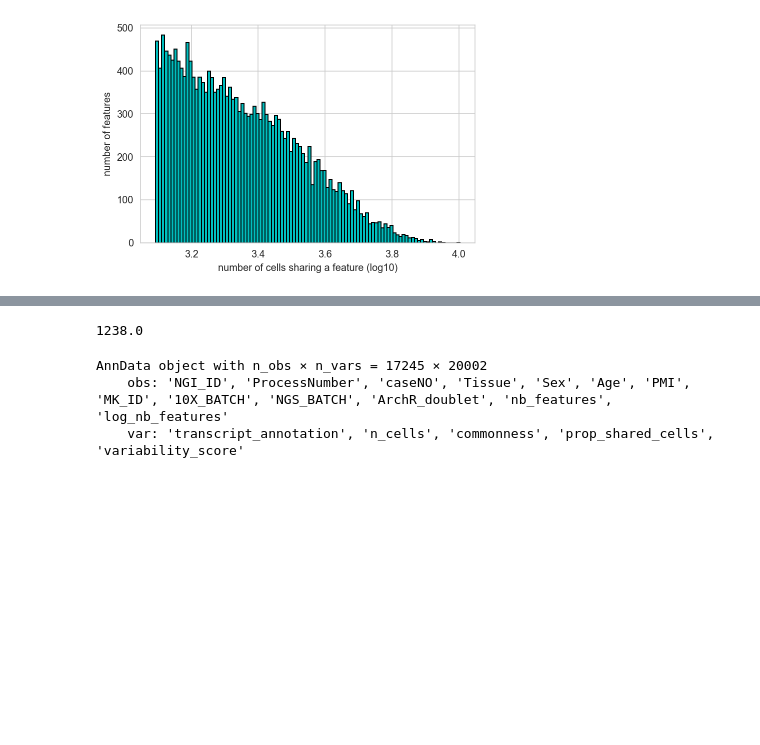
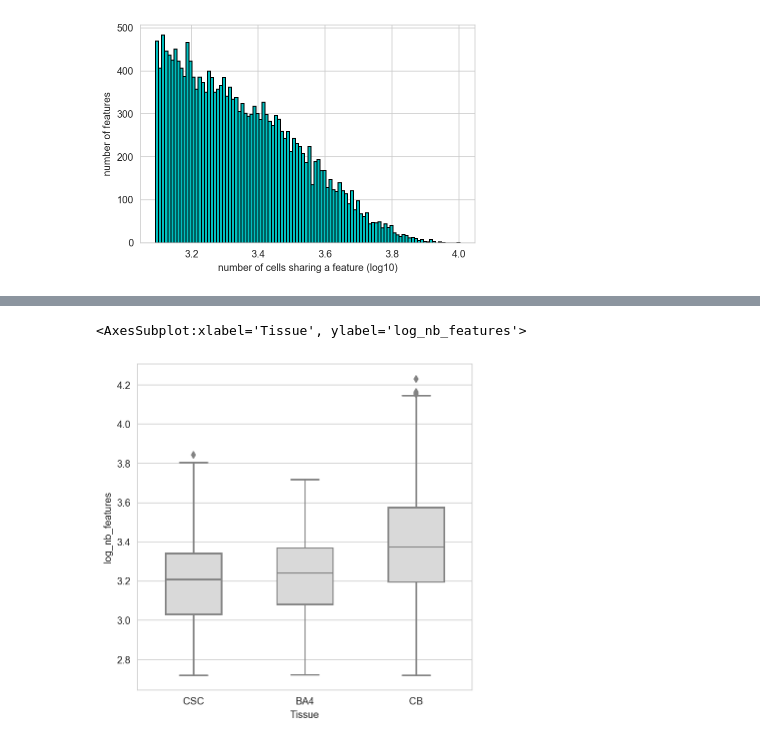
Before and after one commit to mkabbe/snATACnanoCT_AdultHumanCNS, a Jupyter notebook: src/binned_ATAC_analysis.ipynb, the cells around one changed output, grey strips where cells are left out. Cells and saved outputs as stored; diff of their text form; code cells hidden in the pictures; blank space fills up the shorter version.

```diff
--- a/src/binned_ATAC_analysis.ipynb
+++ b/src/binned_ATAC_analysis.ipynb
@@ -49,7 +49,16 @@ epi.pl.violin(adata, ['log_nb_features'])
-# %%
-np.min(adata.var["n_cells"])
-# %% [output]
-1238.0
+# %%
+import matplotlib.pyplot as plt
+fig, ax = plt.subplots(1, 1,figsize=(6,6))
+import seaborn as sns
+colors = ['0.85']
+sns.boxplot(x='Tissue',y='log_nb_features',
+            data=pd.DataFrame({'log_nb_features':pd.concat([CSC,BA4,CB],axis=0),
+                              'Tissue':np.repeat(["CSC","BA4","CB"],[len(CSC),len(BA4),len(CB)])}),
+            ax = ax,palette=colors,width=0.5
+           )
+# %% [output]
+<AxesSubplot:xlabel='Tissue', ylabel='log_nb_features'>
+[figure, added]
 # %%
 adata_MK_norm = adata
 
@@ -61,9 +70,3 @@ def TFIDF(x):
 X = adata.X.T  #transpose anndata matrix to get cells as columns
 tfidf_X = TFIDF(X.toarray())  # convert to nparray and run TF-IDF
 adata_MK_norm.X = scipy.sparse.csr_matrix(tfidf_X).T #convert back to scipy.sparse and transpose to get cells as rows
-# %%
-adata_MK_norm
-# %% [output]
-AnnData object with n_obs × n_vars = 17245 × 20002
-    obs: 'NGI_ID', 'ProcessNumber', 'caseNO', 'Tissue', 'Sex', 'Age', 'PMI', 'MK_ID', '10X_BATCH', 'NGS_BATCH', 'ArchR_doublet', 'nb_features', 'log_nb_features'
-    var: 'transcript_annotation', 'n_cells', 'commonness', 'prop_shared_cells', 'variability_score'
```
Also changed, not shown: parts of 23 cells of this notebook, 2 other files.
